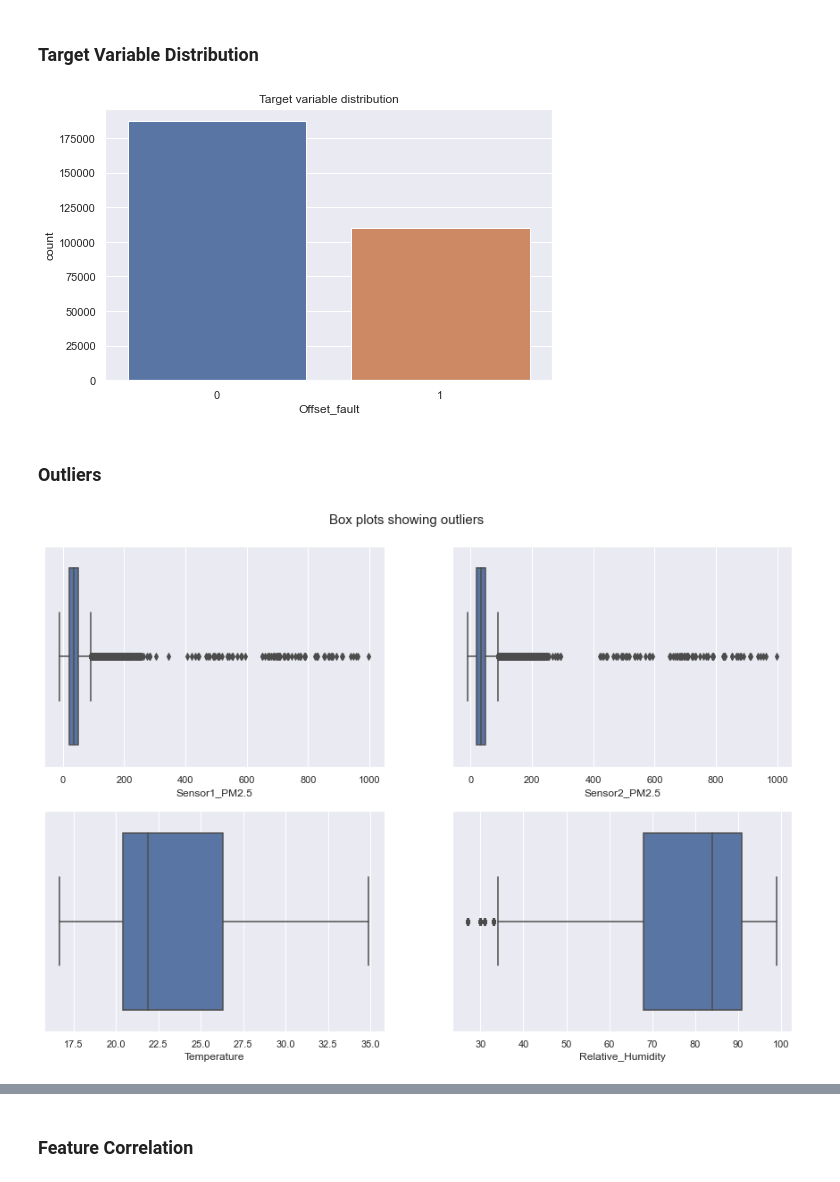
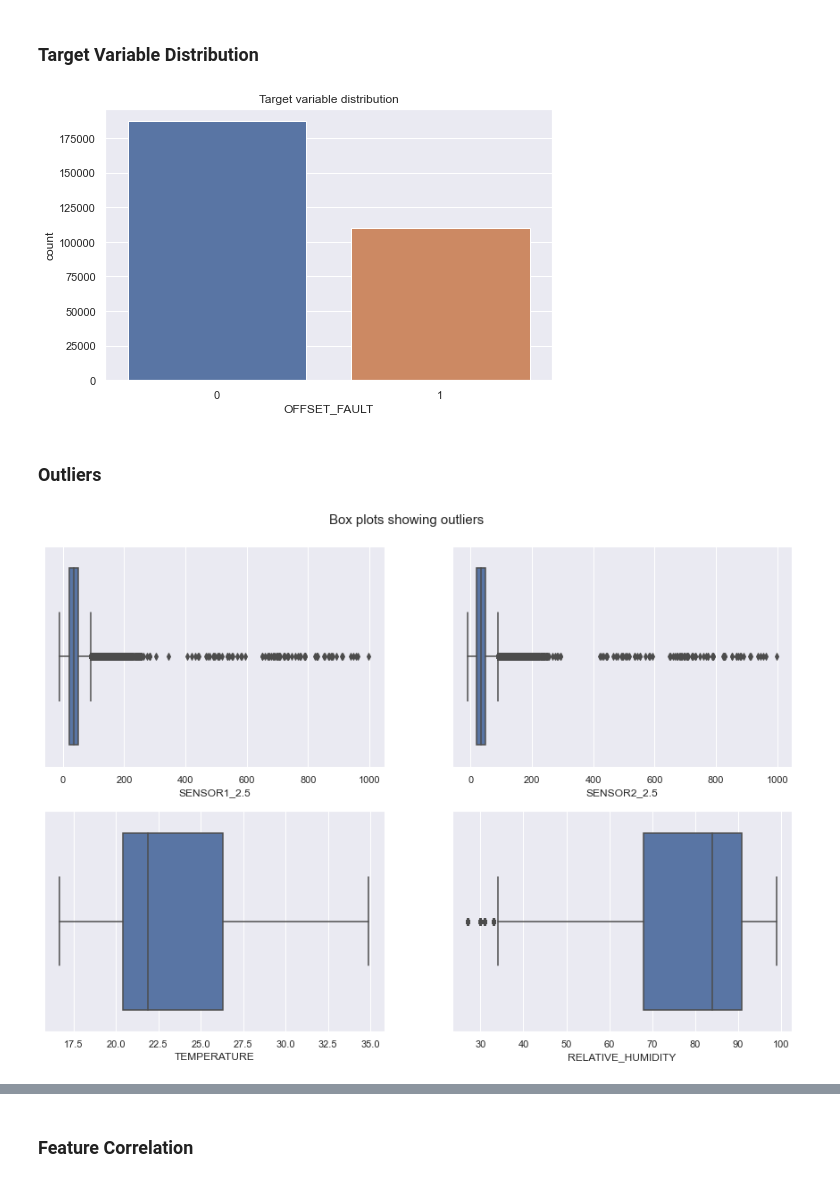
Before and after one commit to JessWN/UmojaHack2022-TeamVyrodok, a Jupyter notebook: challenge.ipynb, the cells around one changed output, grey strips where cells are left out. Drawn from its saved outputs; the diff is of its cells as text; code cells hidden in the pictures.

```diff
--- a/challenge.ipynb
+++ b/challenge.ipynb
@@ -183,12 +227,12 @@ axs.plot(train_df['Datetime'], train_df['Relative_Humidity'])
 # %%
 # Target variable distribution
 sns.set_style('darkgrid')
 plt.figure(figsize=(8, 5))
-sns.countplot(x = train_df["Offset_fault"])
+sns.countplot(x = train_df["OFFSET_FAULT"])
 plt.title('Target variable distribution')
 plt.show()
 # %% [output]
-[figure, old version]
+[figure, new version]
 # %% [markdown]
 ### Outliers
 # %%
@@ -197,7 +241,7 @@ sns.set_style('darkgrid')
 fig, axes = plt.subplots(nrows = 2, ncols = 2, figsize = (15, 10))
 fig.suptitle('Box plots showing outliers', y= 0.93, fontsize = 15)
 
-for ax, data, name in zip(axes.flatten(), train_df, ['Sensor1_PM2.5',	'Sensor2_PM2.5',	'Temperature',	'Relative_Humidity']):
+for ax, data, name in zip(axes.flatten(), train_df, ['SENSOR1_2.5',	'SENSOR2_2.5',	'TEMPERATURE',	'RELATIVE_HUMIDITY']):
   sns.boxplot(x = train_df[name], ax = ax)
 # %% [output]
-[figure, old version]
+[figure, new version]
```
Also changed, not shown: parts of 25 cells of this notebook.
